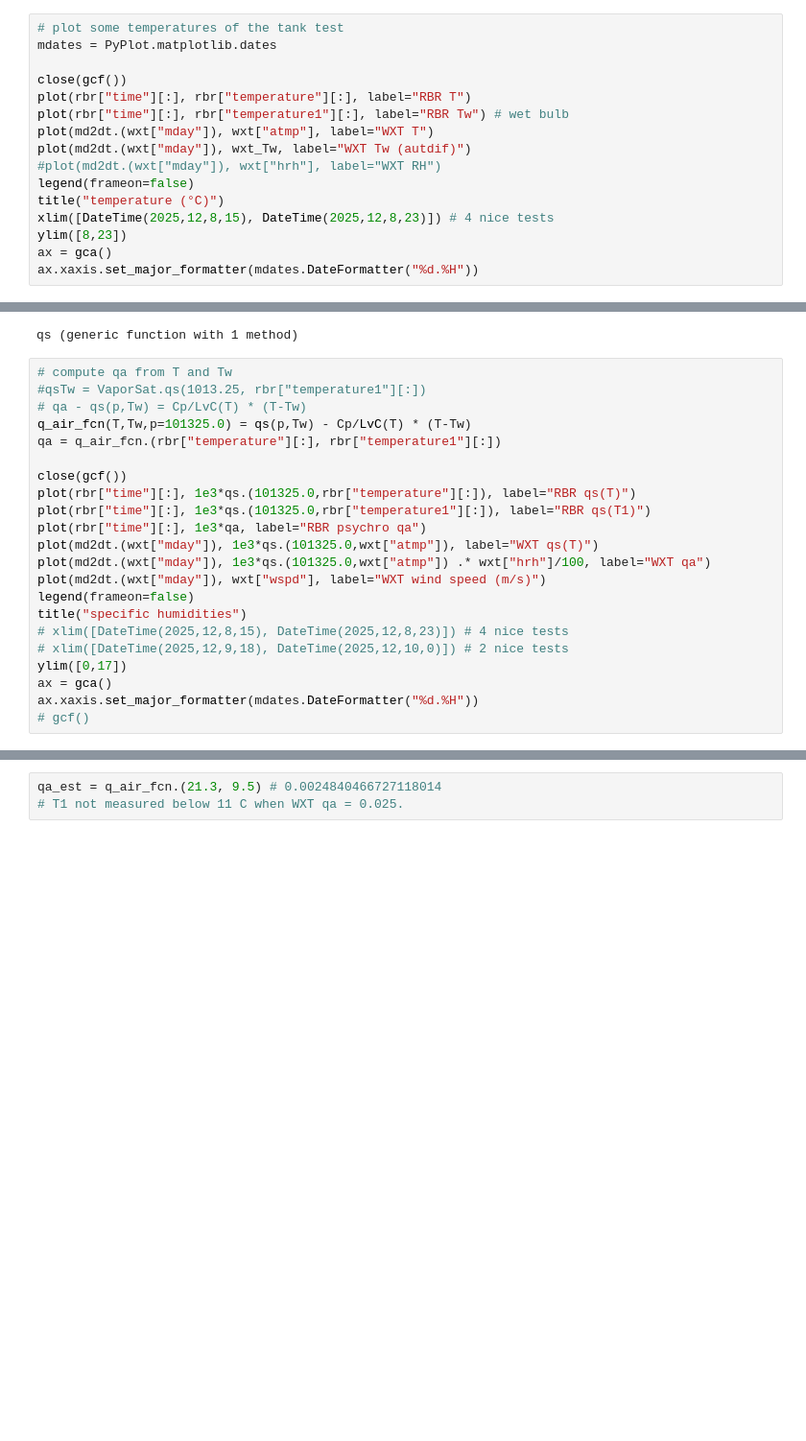
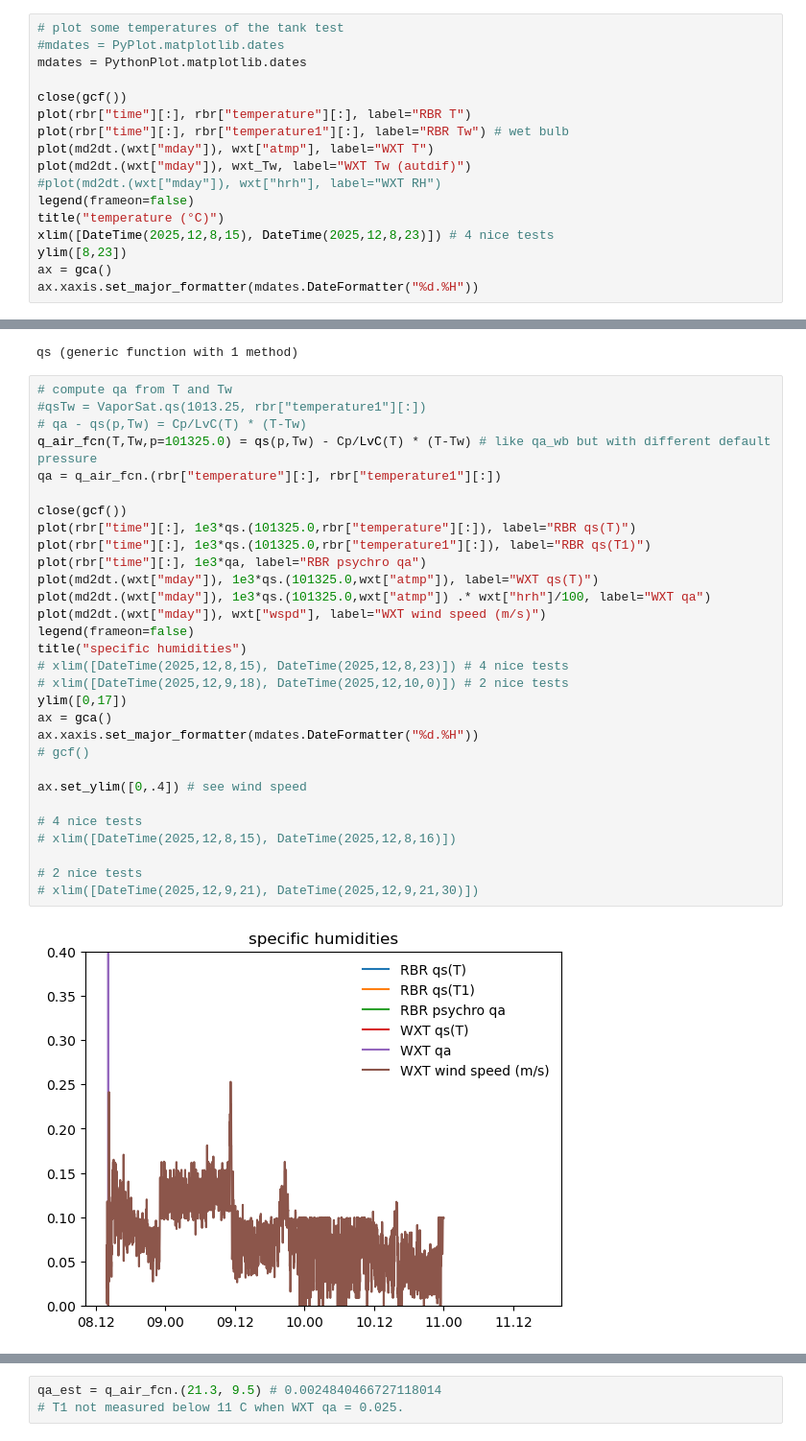
Before and after one commit to jtomfarrar/submersible_humidity_sensor, a Jupyter notebook: code/202512TankTest.ipynb, the cells around one changed output, grey strips where cells are left out. Shown at 96% size. Drawn from its saved outputs; the diff is of its cells as text; blank space fills up the shorter version.

```diff
--- a/code/202512TankTest.ipynb
+++ b/code/202512TankTest.ipynb
@@ -148,7 +164,8 @@ wxt_Tw[8:10]  # check some values
    9.282808401672696
 # %%
 # plot some temperatures of the tank test
-mdates = PyPlot.matplotlib.dates
+#mdates = PyPlot.matplotlib.dates
+mdates = PythonPlot.matplotlib.dates
 
 close(gcf())
 plot(rbr["time"][:], rbr["temperature"][:], label="RBR T")
@@ -198,22 +217,32 @@ qs (generic function with 1 method)
 # %%
 # compute qa from T and Tw
 #qsTw = VaporSat.qs(1013.25, rbr["temperature1"][:])
 # qa - qs(p,Tw) = Cp/LvC(T) * (T-Tw)
-q_air_fcn(T,Tw,p=101325.0) = qs(p,Tw) - Cp/LvC(T) * (T-Tw)
+q_air_fcn(T,Tw,p=101325.0) = qs(p,Tw) - Cp/LvC(T) * (T-Tw) # like qa_wb but with different default pressure
 qa = q_air_fcn.(rbr["temperature"][:], rbr["temperature1"][:])
 
 close(gcf())
 plot(rbr["time"][:], 1e3*qs.(101325.0,rbr["temperature"][:]), label="RBR qs(T)")
 plot(rbr["time"][:], 1e3*qs.(101325.0,rbr["temperature1"][:]), label="RBR qs(T1)")
 plot(rbr["time"][:], 1e3*qa, label="RBR psychro qa")
 plot(md2dt.(wxt["mday"]), 1e3*qs.(101325.0,wxt["atmp"]), label="WXT qs(T)")
 plot(md2dt.(wxt["mday"]), 1e3*qs.(101325.0,wxt["atmp"]) .* wxt["hrh"]/100, label="WXT qa")
 plot(md2dt.(wxt["mday"]), wxt["wspd"], label="WXT wind speed (m/s)")
 legend(frameon=false)
 title("specific humidities")
 # xlim([DateTime(2025,12,8,15), DateTime(2025,12,8,23)]) # 4 nice tests
 # xlim([DateTime(2025,12,9,18), DateTime(2025,12,10,0)]) # 2 nice tests
 ylim([0,17])
 ax = gca()
 ax.xaxis.set_major_formatter(mdates.DateFormatter("%d.%H"))
 # gcf()
+
+ax.set_ylim([0,.4]) # see wind speed
+
+# 4 nice tests
+# xlim([DateTime(2025,12,8,15), DateTime(2025,12,8,16)])
+
+# 2 nice tests
+# xlim([DateTime(2025,12,9,21), DateTime(2025,12,9,21,30)])
+# %% [output]
+[figure, added]
```
Also changed, not shown: parts of 11 cells of this notebook.
